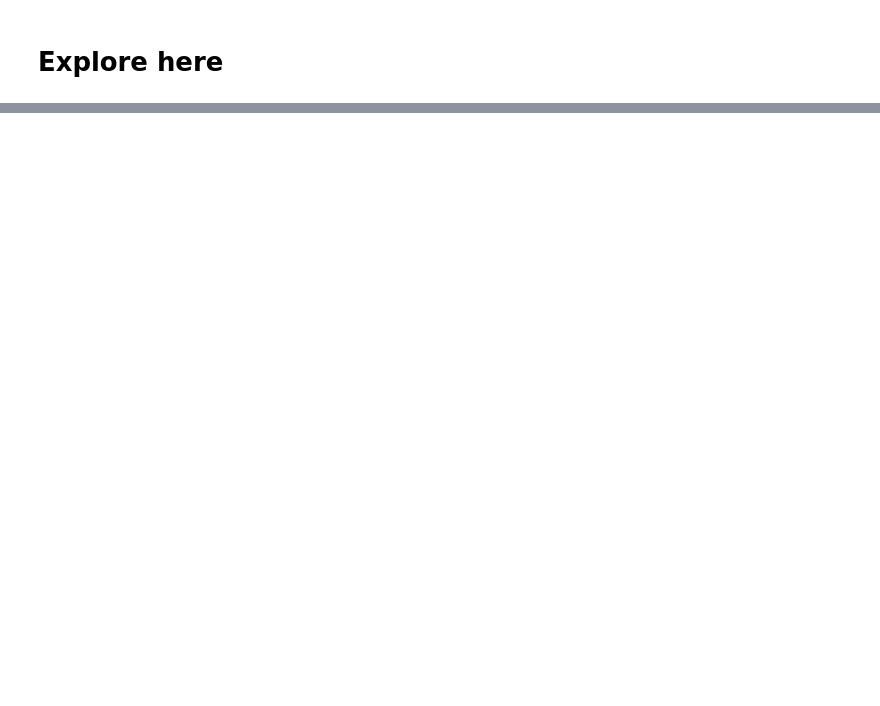
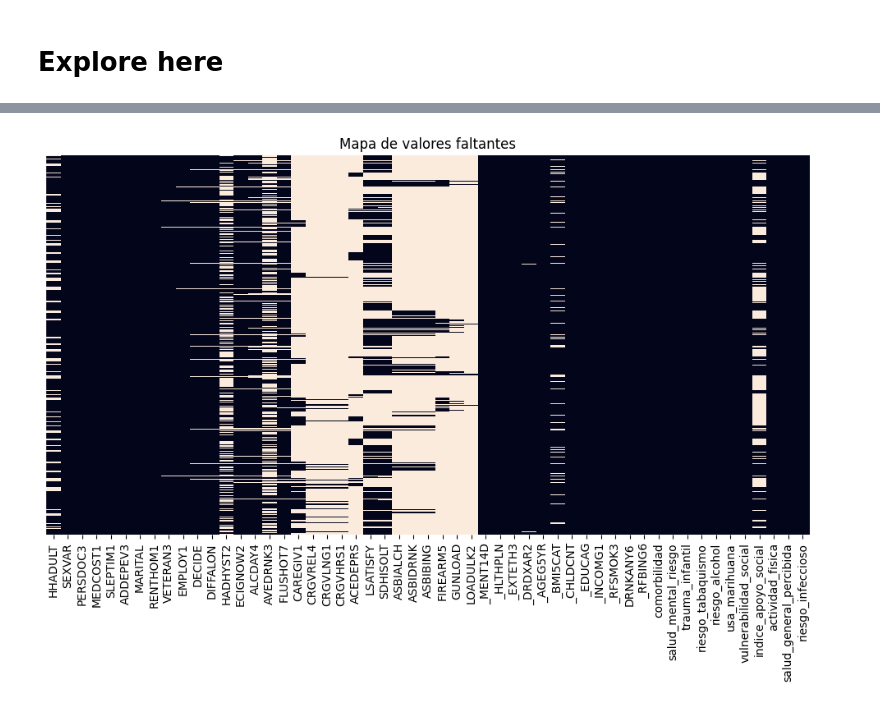
Before and after one commit to MariaDe96/Final_Project_DataScient, a Jupyter notebook: src/explore.ipynb, the cells around one changed output, grey strips where cells are left out. Saved outputs shown, nothing was run; the diff lists cells and outputs as text; code cells hidden in the pictures; blank space fills up the shorter version.

```diff
--- a/src/explore.ipynb
+++ b/src/explore.ipynb
@@ -27,0 +71,8 @@ df.shape
+# %%
+# ver todos los valores nulos
+plt.figure(figsize=(12,6))
+sns.heatmap(df.isnull(), cbar=False, yticklabels=False)
+plt.title('Mapa de valores faltantes')
+plt.show()
+# %% [output]
+[figure, added]
```
Also changed, not shown: parts of 6 cells of this notebook, 1 other file.
